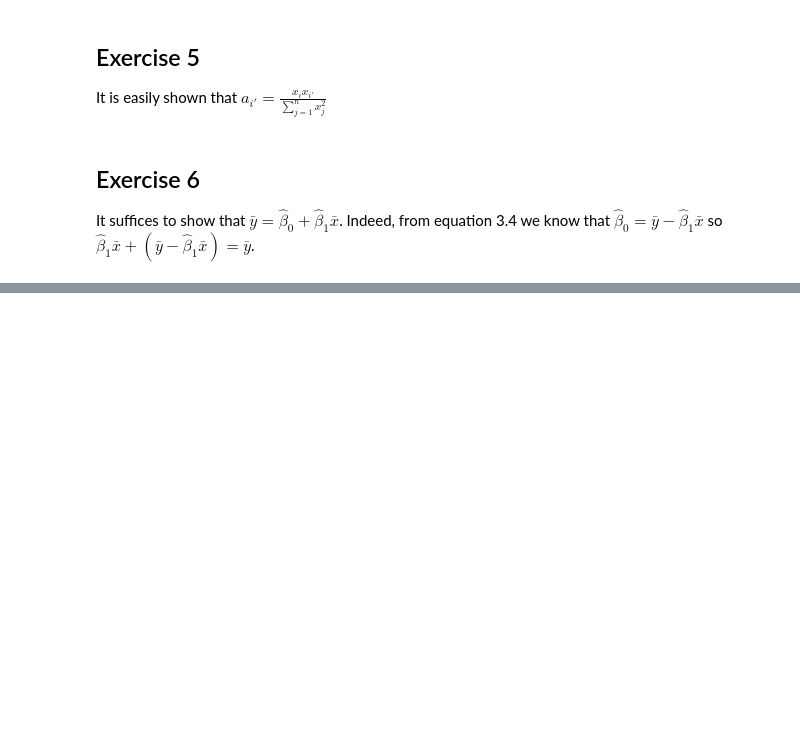
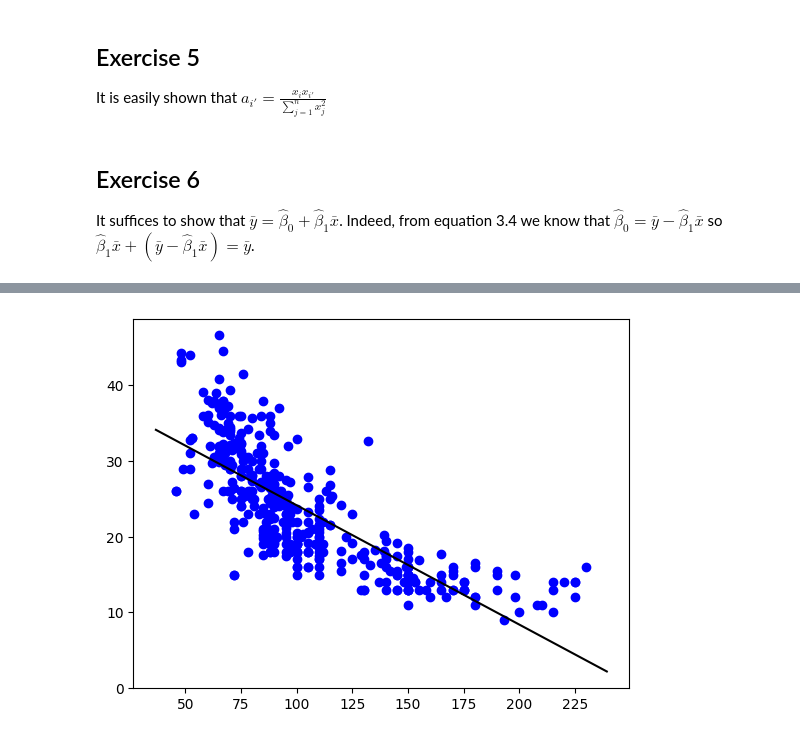
Before and after one commit to Squirrelcoding/ISLP, a Jupyter notebook: Lab_2.ipynb, the cells around one changed output, grey strips where cells are left out. Drawn from its saved outputs; the diff is of its cells as text; code cells hidden in the pictures; blank space fills up the shorter version.

```diff
--- a/Lab_2.ipynb
+++ b/Lab_2.ipynb
@@ -365,0 +368,10 @@ Not gonna do the last one it just looks like ugly calculations.
+# %%
+Auto = load_data("Auto")
+
+X = MS(['horsepower']).fit_transform(Auto)
+y = Auto['mpg']
+
+model = sm.OLS(y, X)
+results = model.fit()
+
+results.summary()
@@ -365,0 +417,8 @@ Not gonna do the last one it just looks like ugly calculations.
+# %%
+fig, ax = plt.subplots()
+
+ax.scatter(Auto['horsepower'], Auto['mpg'], c='b')
+
+abline(ax, results.params[0], results.params[1], c='k')
+# %% [output]
+[figure, added]
```
Also changed, not shown: parts of 19 cells of this notebook.
